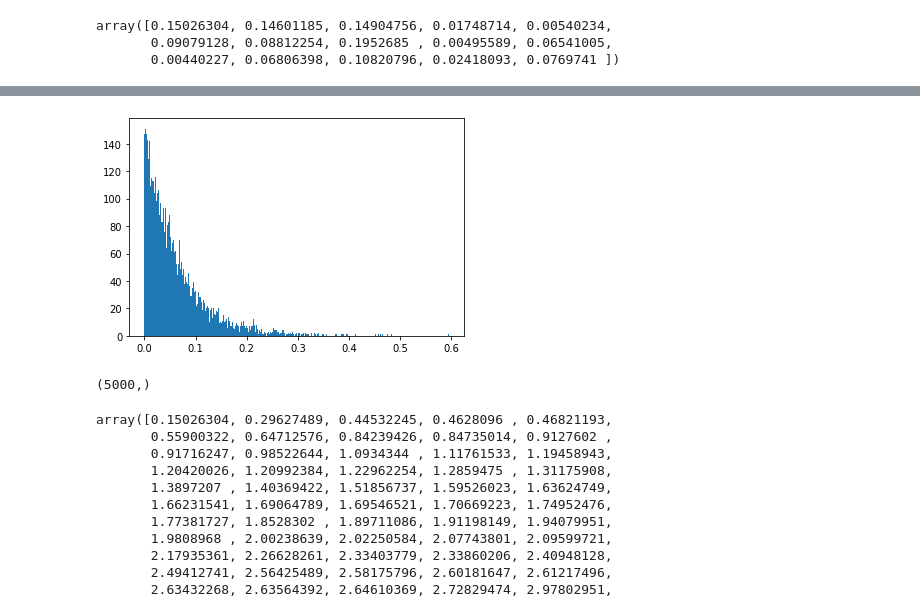
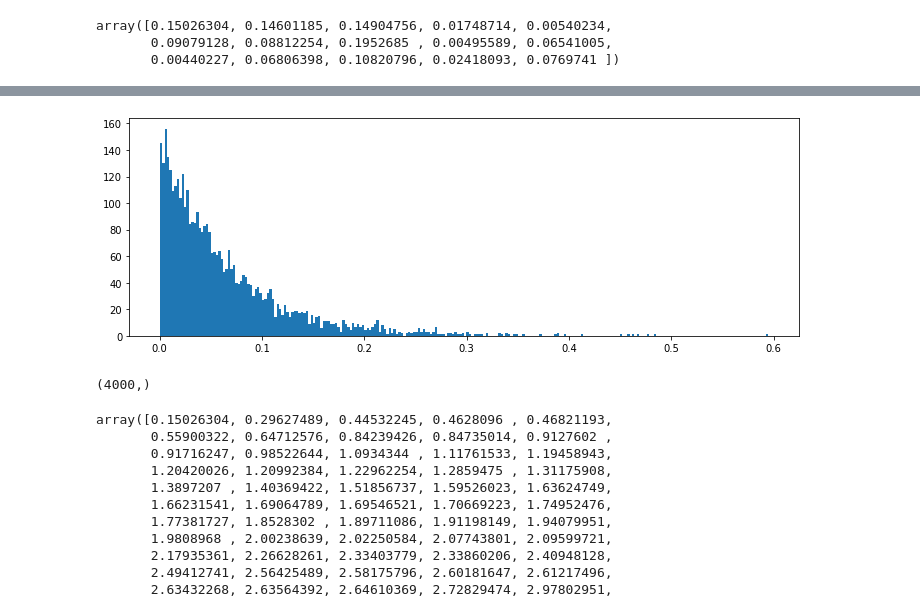
Before and after one commit to williewheeler/stats-demos, a Jupyter notebook: queueing/littles-law-sim.ipynb, the cells around one changed output, grey strips where cells are left out. Cells and saved outputs as stored; diff of their text form; code cells hidden in the pictures.

Commit message:
Added util and throughput to Little's Law simulation. Cleaned up the code too.

```diff
--- a/queueing/littles-law-sim.ipynb
+++ b/queueing/littles-law-sim.ipynb
@@ -17,5 +19,8 @@ import matplotlib.pyplot as plt
 # %%
 rng = np.random.default_rng(42)
 # %%
-num_events = 5000
+# Simulation parameters
+num_events = 4000
+mean_arrival_rate = 16.0  # lambda
+mean_service_rate = 18.0  # mu
 # %% [markdown]
@@ -41,14 +48,15 @@ mean_interarrival_time_observed =0.06148502588802146
 # %%
+plt.figure(figsize=(12, 4))
 plt.hist(interarrival_times, bins=num_bins_arrival)
 plt.show()
 # %% [output]
-[figure, old version]
+[figure, new version]
 # %%
 arrival_times = np.cumsum(interarrival_times)
 # %%
 arrival_times.shape
 # %% [output]
-(5000,)
+(4000,)
 # %%
 arrival_times[0:100]
 # %% [output]
```
Also changed, not shown: parts of 39 cells of this notebook.
